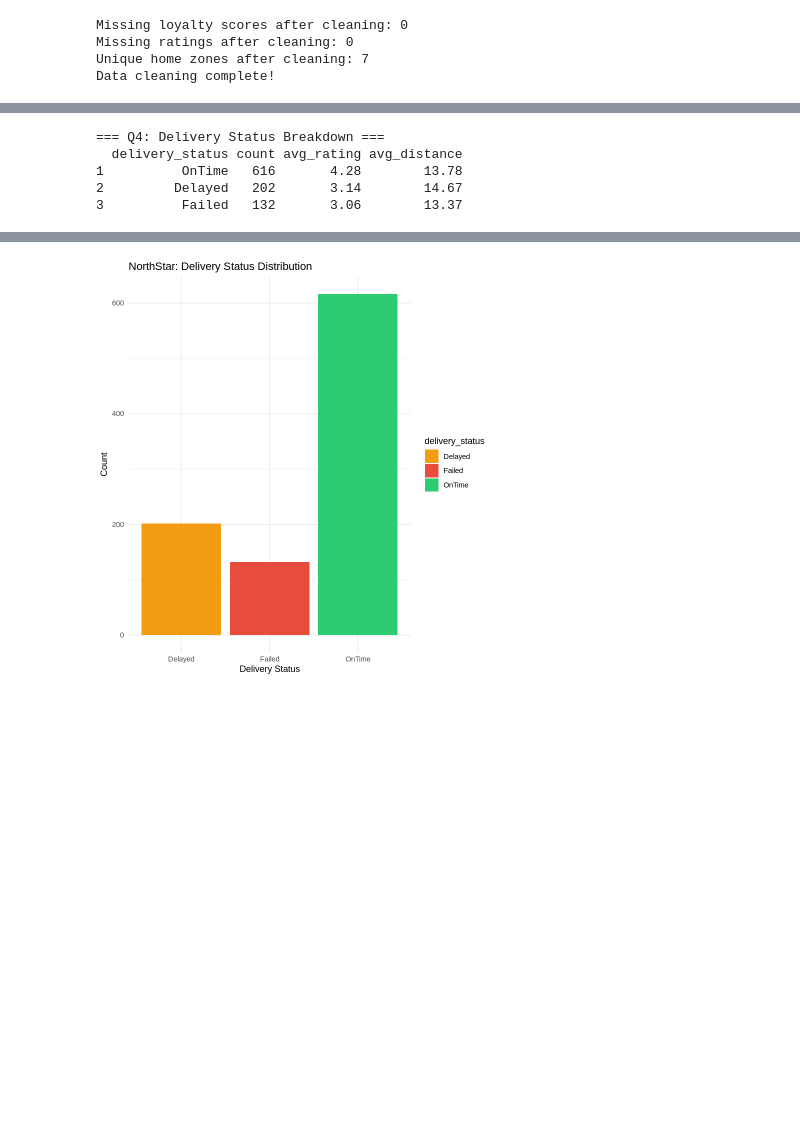
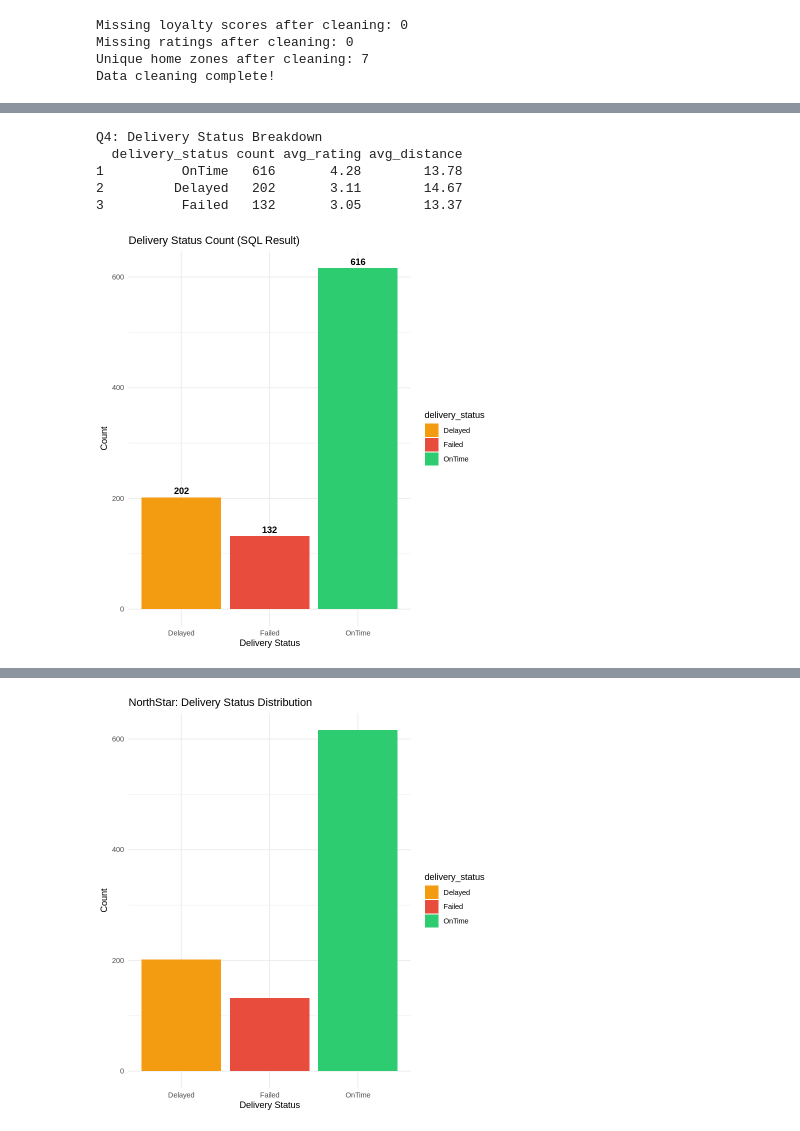
Before and after one commit to raniyaarani13-web/north-star-analytics, a Jupyter notebook: DBA_assignment_R_Raniya.ipynb, the cells around one changed output, grey strips where cells are left out. Saved outputs shown, nothing was run; the diff lists cells and outputs as text; code cells hidden in the pictures; blank space fills up the shorter version.

```diff
--- a/DBA_assignment_R_Raniya.ipynb
+++ b/DBA_assignment_R_Raniya.ipynb
@@ -283,18 +318,30 @@ print(q3)
 # %%
-# --- SQL Query 4: Delivery status breakdown ---
-cat("\n=== Q4: Delivery Status Breakdown ===\n")
+#SQL Query 4: Delivery status breakdown
+cat("\nQ4: Delivery Status Breakdown\n")
 q4 <- sqldf("SELECT delivery_status,
              COUNT(*) AS count,
              ROUND(AVG(customer_rating_post_delivery), 2) AS avg_rating,
              ROUND(AVG(route_distance_km), 2) AS avg_distance
              FROM deliveries
              GROUP BY delivery_status
              ORDER BY count DESC")
 print(q4)
+
+# Visualisation for SQL Q4: Delivery Status
+ggplot(q4, aes(x = delivery_status, y = count, fill = delivery_status)) +
+  geom_bar(stat = "identity") +
+  labs(title = "Delivery Status Count (SQL Result)",
+       x = "Delivery Status", y = "Count") +
+  theme_minimal() +
+  scale_fill_manual(values = c("OnTime" = "#2ecc71",
+                                "Delayed" = "#f39c12",
+                                "Failed" = "#e74c3c")) +
+  geom_text(aes(label = count), vjust = -0.5, fontface = "bold")
 # %% [output]
-=== Q4: Delivery Status Breakdown ===
+Q4: Delivery Status Breakdown
   delivery_status count avg_rating avg_distance
 1          OnTime   616       4.28        13.78
-2         Delayed   202       3.14        14.67
-3          Failed   132       3.06        13.37
+2         Delayed   202       3.11        14.67
+3          Failed   132       3.05        13.37
+[figure, added]
 # %%
```
Also changed, not shown: parts of 12 cells of this notebook.
